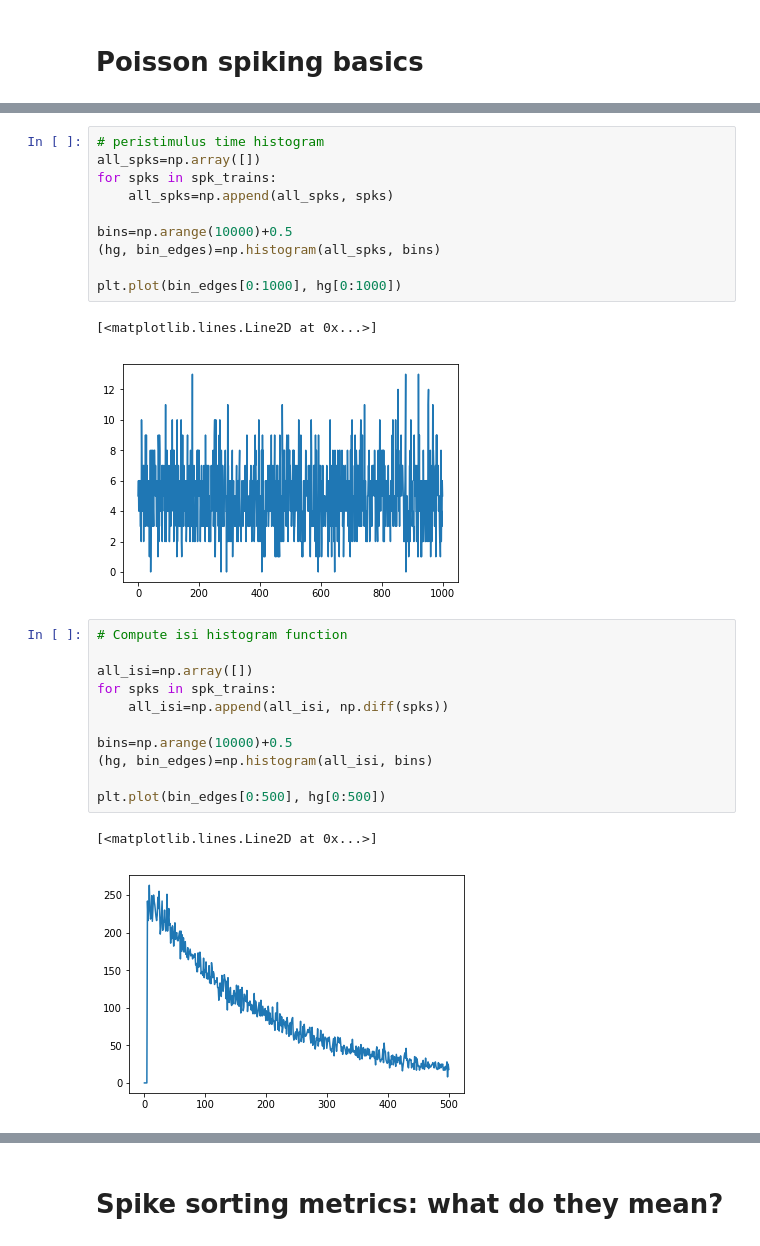
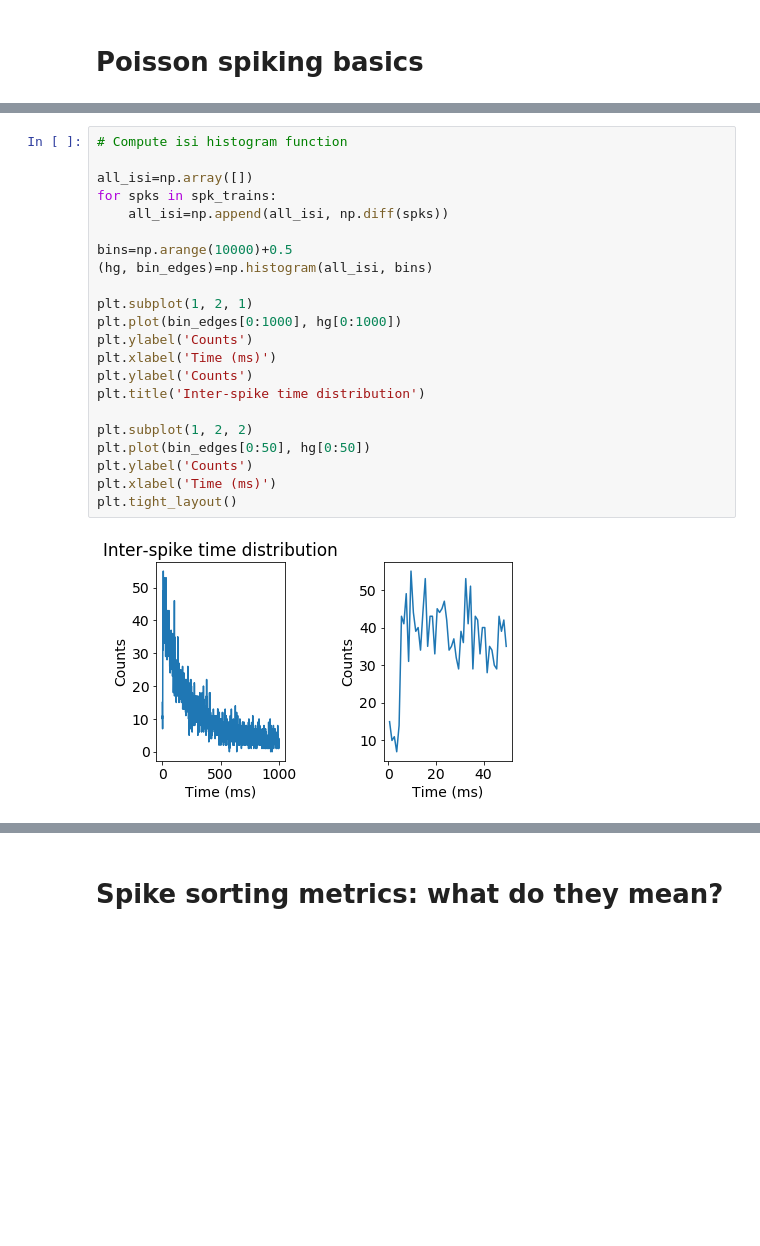
Before and after one commit to svoboda314/various-notebooks, a Jupyter notebook: Poisson spiking.ipynb, the cells around one changed output, grey strips where cells are left out. Cells and saved outputs as stored; diff of their text form; blank space fills up the shorter version.

```diff
--- a/Poisson spiking.ipynb
+++ b/Poisson spiking.ipynb
@@ -53,30 +87,27 @@ for ii in np.arange(trials):
 # %%
-# peristimulus time histogram
-all_spks=np.array([])
+# Compute isi histogram function
+
+all_isi=np.array([])
 for spks in spk_trains:
-    all_spks=np.append(all_spks, spks)
+    all_isi=np.append(all_isi, np.diff(spks))
 
 bins=np.arange(10000)+0.5
-(hg, bin_edges)=np.histogram(all_spks, bins)
+(hg, bin_edges)=np.histogram(all_isi, bins)
 
+plt.subplot(1, 2, 1)
 plt.plot(bin_edges[0:1000], hg[0:1000])
+plt.ylabel('Counts')
+plt.xlabel('Time (ms)')
+plt.ylabel('Counts')
+plt.title('Inter-spike time distribution')
+
+plt.subplot(1, 2, 2)
+plt.plot(bin_edges[0:50], hg[0:50])
+plt.ylabel('Counts')
+plt.xlabel('Time (ms)')
+plt.tight_layout()
 # %% [output]
-[<matplotlib.lines.Line2D at 0x...>]
-[figure, old version]
+[figure, new version]
-# %%
-# Compute isi histogram function
-
-all_isi=np.array([])
-for spks in spk_trains:
-    all_isi=np.append(all_isi, np.diff(spks))
-
-bins=np.arange(10000)+0.5
-(hg, bin_edges)=np.histogram(all_isi, bins)
-
-plt.plot(bin_edges[0:500], hg[0:500])
-# %% [output]
-[<matplotlib.lines.Line2D at 0x...>]
-[figure, removed]
 # %%
 # alternative way to produce poisson spike trains
 # using the exponential distribution
```
Also changed, not shown: parts of 17 cells of this notebook, 1 other file.
